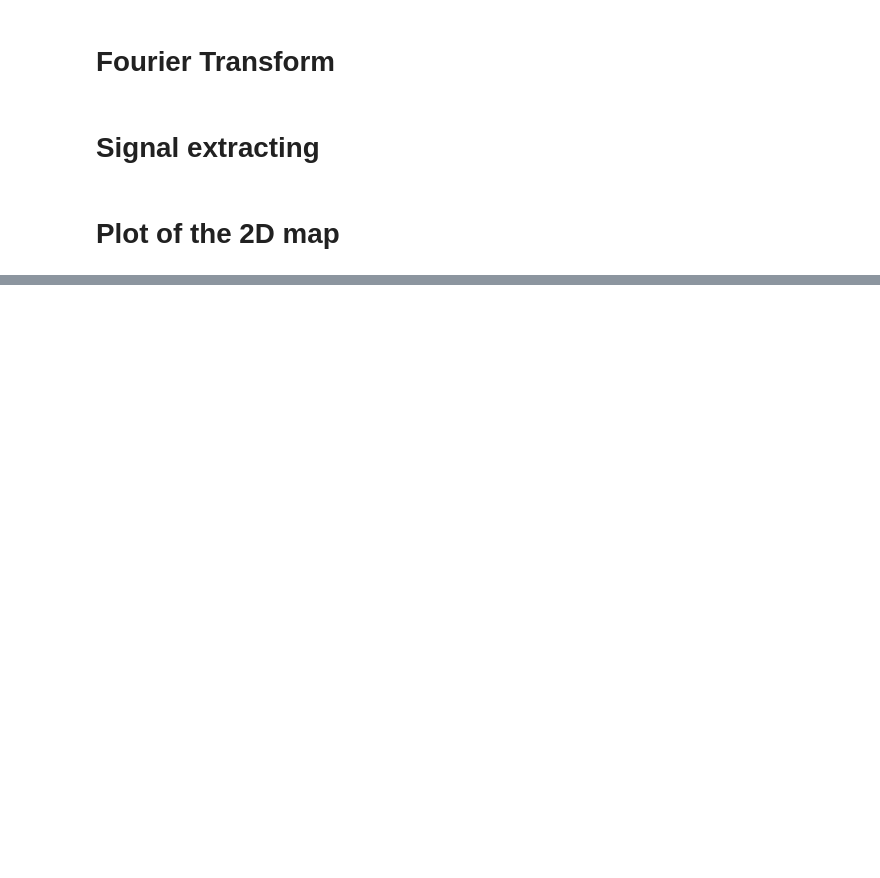
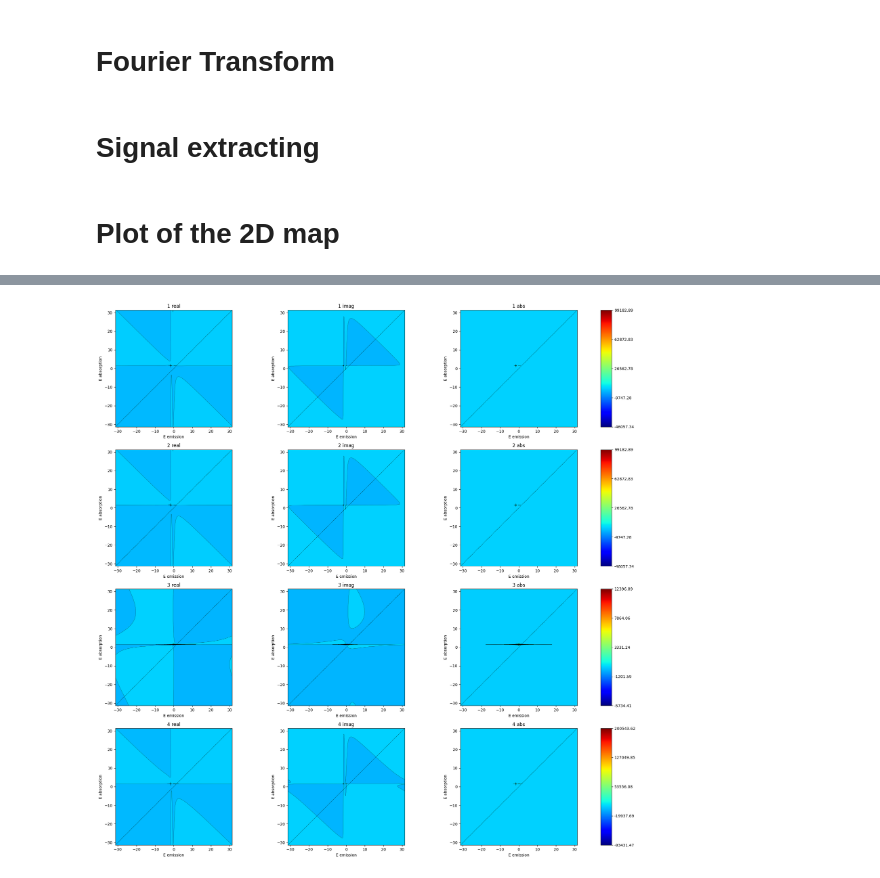
Before and after one commit to SilvaScience/QuDPy, a Jupyter notebook: examples/modele_cugeo3.ipynb, the cells around one changed output, grey strips where cells are left out. Cells and saved outputs as stored; diff of their text form; code cells hidden in the pictures; blank space fills up the shorter version.

```diff
--- a/examples/modele_cugeo3.ipynb
+++ b/examples/modele_cugeo3.ipynb
@@ -214,0 +256,7 @@ Type:      function
+# %%
+pf.silva_plot_contourf(rephasing_spectra, f1,f2, labels=['E emission', 'E absorption'],
+              scale='linear', color_map='jet',
+              center_scale=False, plot_sum=False, plot_quadrant="All", invert_y=False,
+              diagonals=[False, True],nlevels=30,Zoom_coor=[0.9,1.3,0.9,1.3])
+# %% [output]
+[figure, added]
```
Also changed, not shown: parts of 11 cells of this notebook.
